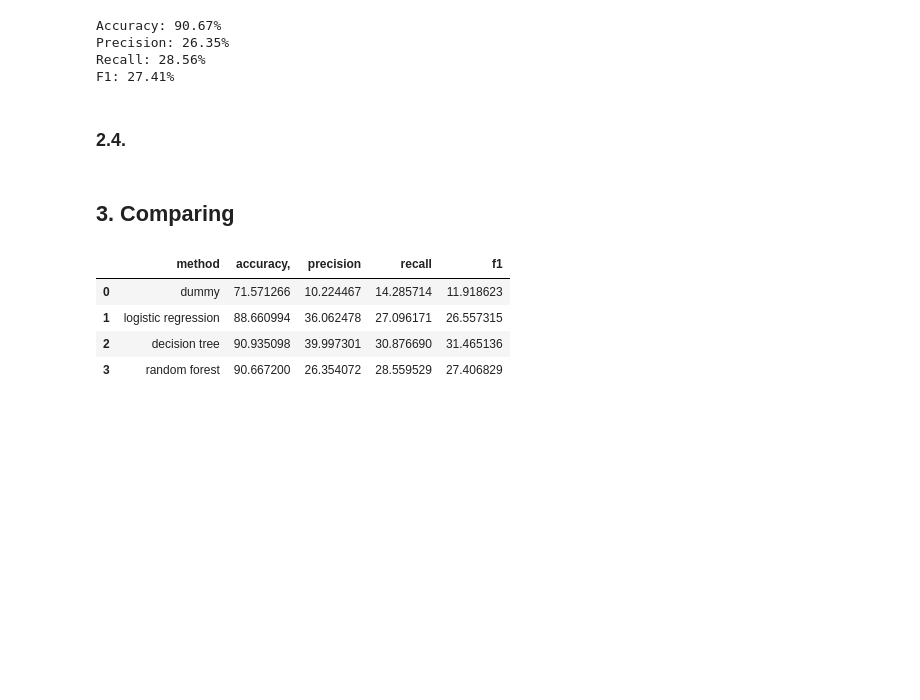
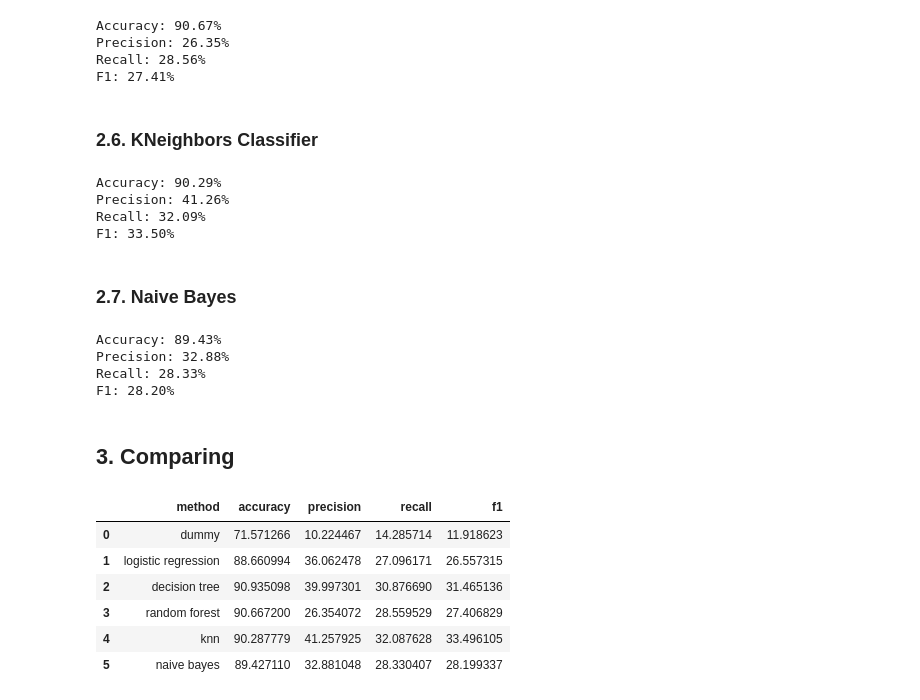
Before and after one commit to gustavoguedess/water-consumption, a Jupyter notebook: ml_guedes.ipynb, the cells around one changed output. Drawn from its saved outputs; the diff is of its cells as text; code cells hidden in the pictures; blank space fills up the shorter version.

Commit message:
feat: kneighbors and naive bayes added

```diff
--- a/ml_guedes.ipynb
+++ b/ml_guedes.ipynb
@@ -373,23 +392,71 @@ Precision: 26.35%
 Recall: 28.56%
 F1: 27.41%
 # %% [markdown]
-### 2.4.
+### 2.6. KNeighbors Classifier
+# %%
+from sklearn.neighbors import KNeighborsClassifier
+
+model = KNeighborsClassifier(n_neighbors=5)
+model.fit(x_train, y_train)
+
+y_pred = model.predict(x_test)
+
+knn_accuracy = accuracy_score(y_test, y_pred)*100
+knn_precision = precision_score(y_test, y_pred, average='macro')*100
+knn_recall = recall_score(y_test, y_pred, average='macro')*100
+knn_f1 = f1_score(y_test, y_pred, average='macro')*100
+
+print(f'Accuracy: {knn_accuracy:.2f}%')
+print(f'Precision: {knn_precision:.2f}%')
+print(f'Recall: {knn_recall:.2f}%')
+print(f'F1: {knn_f1:.2f}%')
+# %% [output]
+Accuracy: 90.29%
+Precision: 41.26%
+Recall: 32.09%
+F1: 33.50%
+# %% [markdown]
+### 2.7. Naive Bayes
+# %%
+from sklearn.naive_bayes import GaussianNB
+
+model = GaussianNB()
+model.fit(x_train, y_train)
+
+y_pred = model.predict(x_test)
+
+naive_bayes_accuracy = accuracy_score(y_test, y_pred)*100
+naive_bayes_precision = precision_score(y_test, y_pred, average='macro')*100
+naive_bayes_recall = recall_score(y_test, y_pred, average='macro')*100
+naive_bayes_f1 = f1_score(y_test, y_pred, average='macro')*100
+
+print(f'Accuracy: {naive_bayes_accuracy:.2f}%')
+print(f'Precision: {naive_bayes_precision:.2f}%')
+print(f'Recall: {naive_bayes_recall:.2f}%')
+print(f'F1: {naive_bayes_f1:.2f}%')
+# %% [output]
+Accuracy: 89.43%
+Precision: 32.88%
+Recall: 28.33%
+F1: 28.20%
 # %% [markdown]
 ## 3. Comparing
 # %%
 data = {
-    'method': ['dummy', 'logistic regression', 'decision tree', 'random forest'],
-    'accuracy,': [dummy_accuracy, logic_regression_accuracy, decision_tree_accuracy, random_forest_accuracy],
-    'precision': [dummy_precision, logic_regression_precision, decision_tree_precision, random_forest_precision],
-    'recall': [dummy_recall, logic_regression_recall, decision_tree_recall, random_forest_recall],
-    'f1': [dummy_f1, logic_regression_f1, decision_tree_f1, random_forest_f1],
+    'method': ['dummy', 'logistic regression', 'decision tree', 'random forest', 'knn', 'naive bayes'],
+    'accuracy': [dummy_accuracy, logic_regression_accuracy, decision_tree_accuracy, random_forest_accuracy, knn_accuracy, naive_bayes_accuracy],
+    'precision': [dummy_precision, logic_regression_precision, decision_tree_precision, random_forest_precision, knn_precision, naive_bayes_precision],
+    'recall': [dummy_recall, logic_regression_recall, decision_tree_recall, random_forest_recall, knn_recall, naive_bayes_recall],
+    'f1': [dummy_f1, logic_regression_f1, decision_tree_f1, random_forest_f1, knn_f1, naive_bayes_f1]
 }
 
 df_results = pd.DataFrame(data)
 df_results
 # %% [output]
-|  | method | accuracy, | precision | recall | f1 |
+|  | method | accuracy | precision | recall | f1 |
 | 0 | dummy | 71.571266 | 10.224467 | 14.285714 | 11.918623 |
 | 1 | logistic regression | 88.660994 | 36.062478 | 27.096171 | 26.557315 |
 | 2 | decision tree | 90.935098 | 39.997301 | 30.876690 | 31.465136 |
 | 3 | random forest | 90.667200 | 26.354072 | 28.559529 | 27.406829 |
+| 4 | knn | 90.287779 | 41.257925 | 32.087628 | 33.496105 |
+| 5 | naive bayes | 89.427110 | 32.881048 | 28.330407 | 28.199337 |
```
Also changed, not shown: parts of 6 cells of this notebook.
